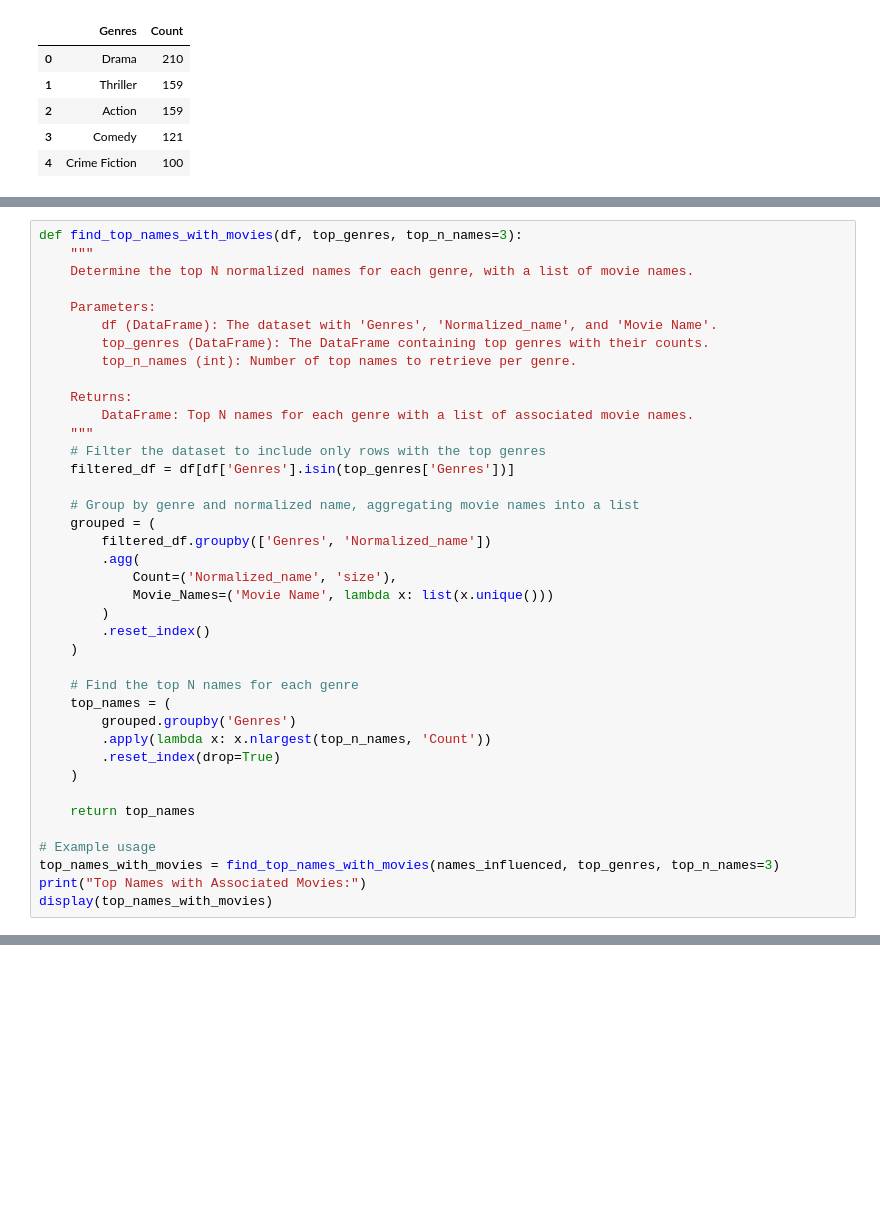
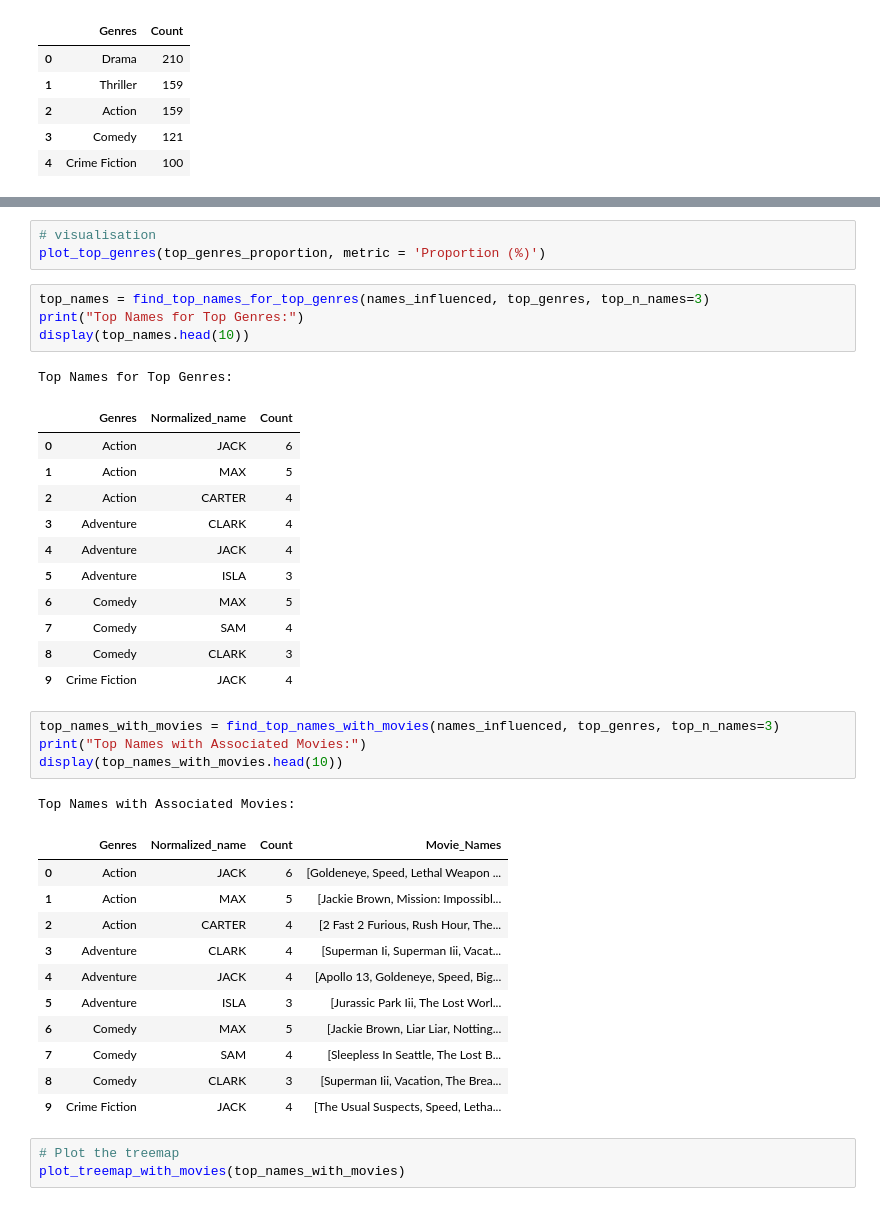
Before and after one commit to epfl-ada/ada-2024-project-dondata2025, a Jupyter notebook: pauline_evolution_by_genre.ipynb, the cells around one changed output, grey strips where cells are left out. Saved outputs shown, nothing was run; the diff lists cells and outputs as text; blank space fills up the shorter version.

```diff
--- a/pauline_evolution_by_genre.ipynb
+++ b/pauline_evolution_by_genre.ipynb
@@ -378,39 +229,0 @@ DataFrameGroupBy.apply operated on the grouping columns. This behavior is deprec
-# %%
-def find_top_names_with_movies(df, top_genres, top_n_names=3):
-    """
-    Determine the top N normalized names for each genre, with a list of movie names.
-
-    Parameters:
-        df (DataFrame): The dataset with 'Genres', 'Normalized_name', and 'Movie Name'.
-        top_genres (DataFrame): The DataFrame containing top genres with their counts.
-        top_n_names (int): Number of top names to retrieve per genre.
-
-    Returns:
-        DataFrame: Top N names for each genre with a list of associated movie names.
-    """
-    # Filter the dataset to include only rows with the top genres
-    filtered_df = df[df['Genres'].isin(top_genres['Genres'])]
-
-    # Group by genre and normalized name, aggregating movie names into a list
-    grouped = (
-        filtered_df.groupby(['Genres', 'Normalized_name'])
-        .agg(
-            Count=('Normalized_name', 'size'),
-            Movie_Names=('Movie Name', lambda x: list(x.unique()))
-        )
-        .reset_index()
-    )
-
-    # Find the top N names for each genre
-    top_names = (
-        grouped.groupby('Genres')
-        .apply(lambda x: x.nlargest(top_n_names, 'Count'))
-        .reset_index(drop=True)
-    )
-
-    return top_names
-
-# Example usage
-top_names_with_movies = find_top_names_with_movies(names_influenced, top_genres, top_n_names=3)
-print("Top Names with Associated Movies:")
-display(top_names_with_movies)
@@ -469,0 +261,40 @@ plot_treemap_with_movies(top_names_with_movies)
+# %%
+# visualisation
+plot_top_genres(top_genres_proportion, metric = 'Proportion (%)')
+# %%
+top_names = find_top_names_for_top_genres(names_influenced, top_genres, top_n_names=3)
+print("Top Names for Top Genres:")
+display(top_names.head(10))
+# %% [output]
+Top Names for Top Genres:
+|  | Genres | Normalized_name | Count |
+| 0 | Action | JACK | 6 |
+| 1 | Action | MAX | 5 |
+| 2 | Action | CARTER | 4 |
+| 3 | Adventure | CLARK | 4 |
+| 4 | Adventure | JACK | 4 |
+| 5 | Adventure | ISLA | 3 |
+| 6 | Comedy | MAX | 5 |
+| 7 | Comedy | SAM | 4 |
+| 8 | Comedy | CLARK | 3 |
+| 9 | Crime Fiction | JACK | 4 |
+# %%
+top_names_with_movies = find_top_names_with_movies(names_influenced, top_genres, top_n_names=3)
+print("Top Names with Associated Movies:")
+display(top_names_with_movies.head(10))
+# %% [output]
+Top Names with Associated Movies:
+|  | Genres | Normalized_name | Count | Movie_Names |
+| 0 | Action | JACK | 6 | [Goldeneye, Speed, Lethal Weapon ... |
+| 1 | Action | MAX | 5 | [Jackie Brown, Mission: Impossibl... |
+| 2 | Action | CARTER | 4 | [2 Fast 2 Furious, Rush Hour, The... |
+| 3 | Adventure | CLARK | 4 | [Superman Ii, Superman Iii, Vacat... |
+| 4 | Adventure | JACK | 4 | [Apollo 13, Goldeneye, Speed, Big... |
+| 5 | Adventure | ISLA | 3 | [Jurassic Park Iii, The Lost Worl... |
+| 6 | Comedy | MAX | 5 | [Jackie Brown, Liar Liar, Notting... |
+| 7 | Comedy | SAM | 4 | [Sleepless In Seattle, The Lost B... |
+| 8 | Comedy | CLARK | 3 | [Superman Iii, Vacation, The Brea... |
+| 9 | Crime Fiction | JACK | 4 | [The Usual Suspects, Speed, Letha... |
+# %%
+# Plot the treemap
+plot_treemap_with_movies(top_names_with_movies)
```
Also changed, not shown: parts of 9 cells of this notebook, 4 other files.
